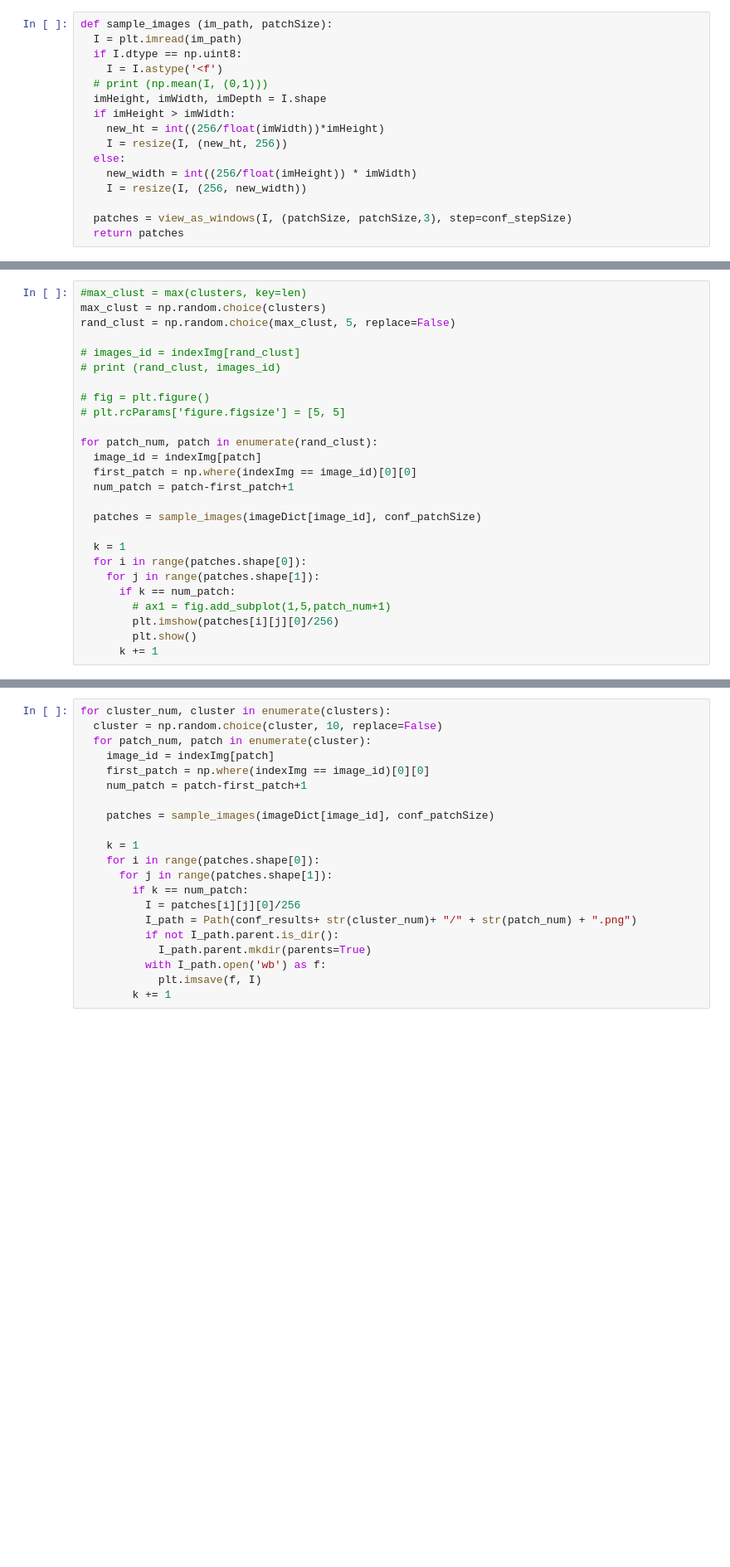
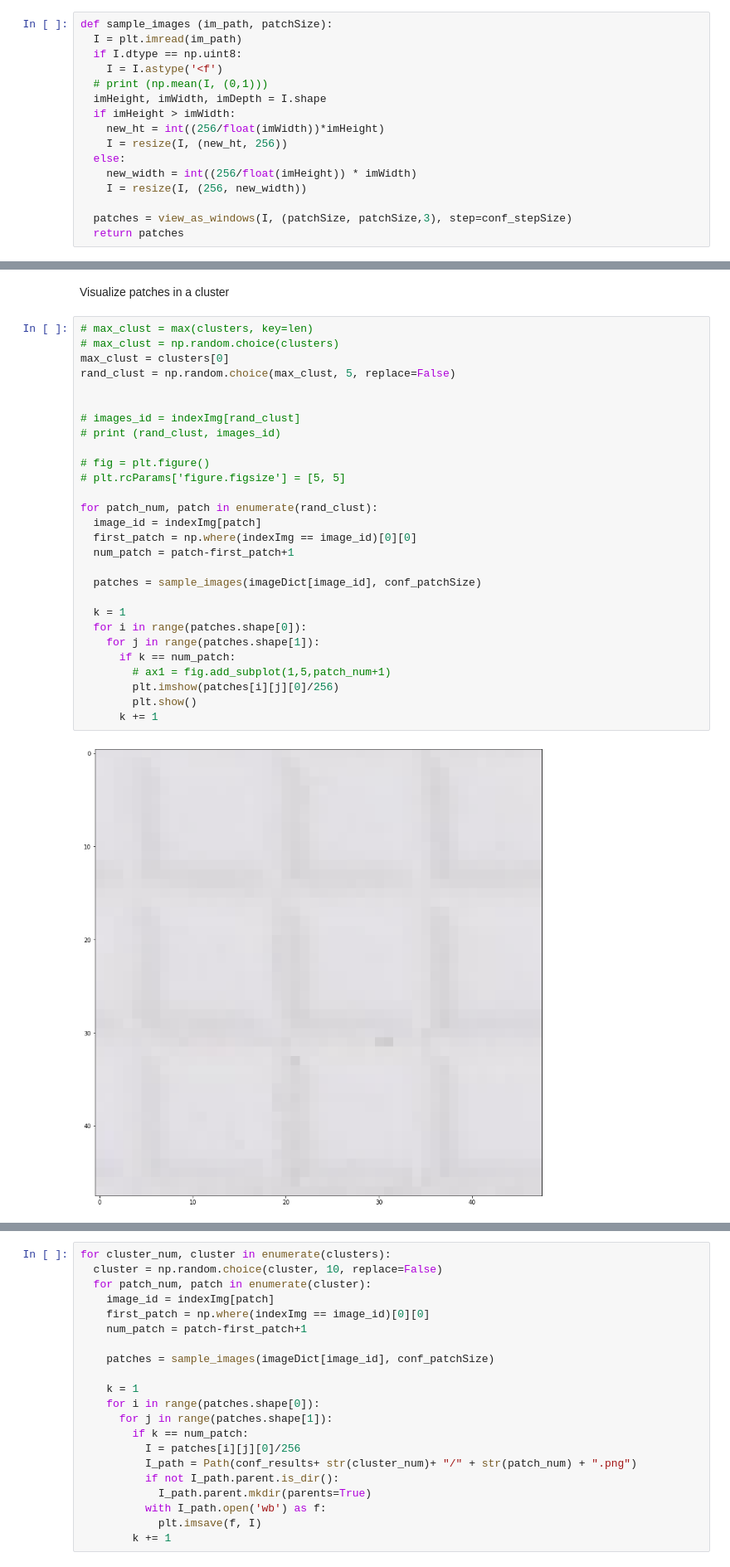
Before and after one commit to omk42/Pattern-Mining, a Jupyter notebook: visualizing.ipynb, the cells around one changed output, grey strips where cells are left out. Shown: that part at 83% size. Saved outputs shown, nothing was run; the diff lists cells and outputs as text; blank space fills up the shorter version.

```diff
--- a/visualizing.ipynb
+++ b/visualizing.ipynb
@@ -64,26 +205,32 @@ def sample_images (im_path, patchSize):
+# %% [markdown]
+Visualize patches in a cluster
 # %%
-#max_clust = max(clusters, key=len)
-max_clust = np.random.choice(clusters)
+# max_clust = max(clusters, key=len)
+# max_clust = np.random.choice(clusters)
+max_clust = clusters[0]
 rand_clust = np.random.choice(max_clust, 5, replace=False)
+
 
 # images_id = indexImg[rand_clust]
 # print (rand_clust, images_id)
 
 # fig = plt.figure()
 # plt.rcParams['figure.figsize'] = [5, 5]
 
 for patch_num, patch in enumerate(rand_clust):
   image_id = indexImg[patch]
   first_patch = np.where(indexImg == image_id)[0][0]
   num_patch = patch-first_patch+1
 
   patches = sample_images(imageDict[image_id], conf_patchSize)
 
   k = 1
   for i in range(patches.shape[0]):
     for j in range(patches.shape[1]):
       if k == num_patch:
         # ax1 = fig.add_subplot(1,5,patch_num+1)
         plt.imshow(patches[i][j][0]/256)
         plt.show()
       k += 1
+# %% [output]
+[figure, added]
```
Also changed, not shown: parts of 10 cells of this notebook.
